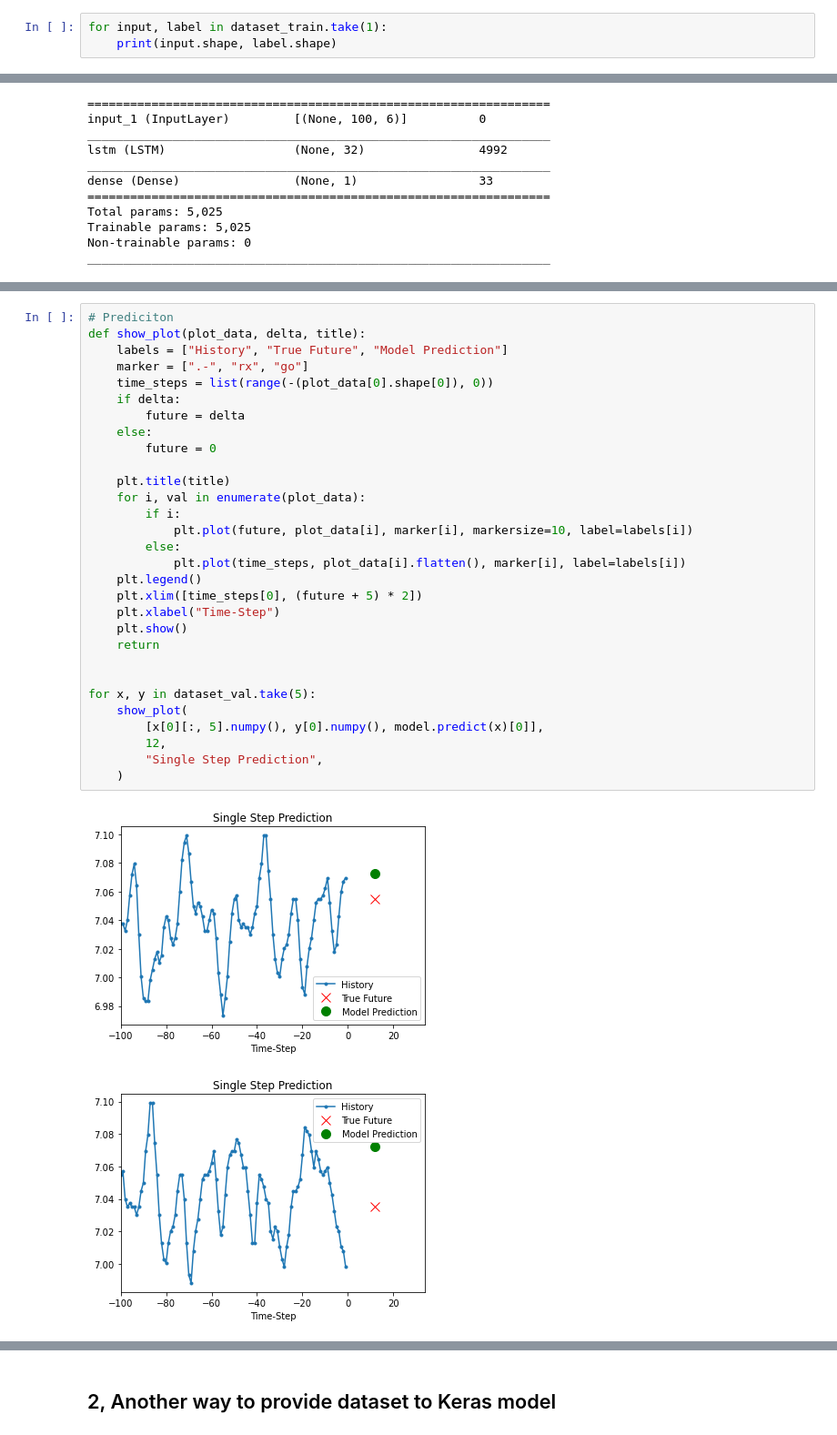
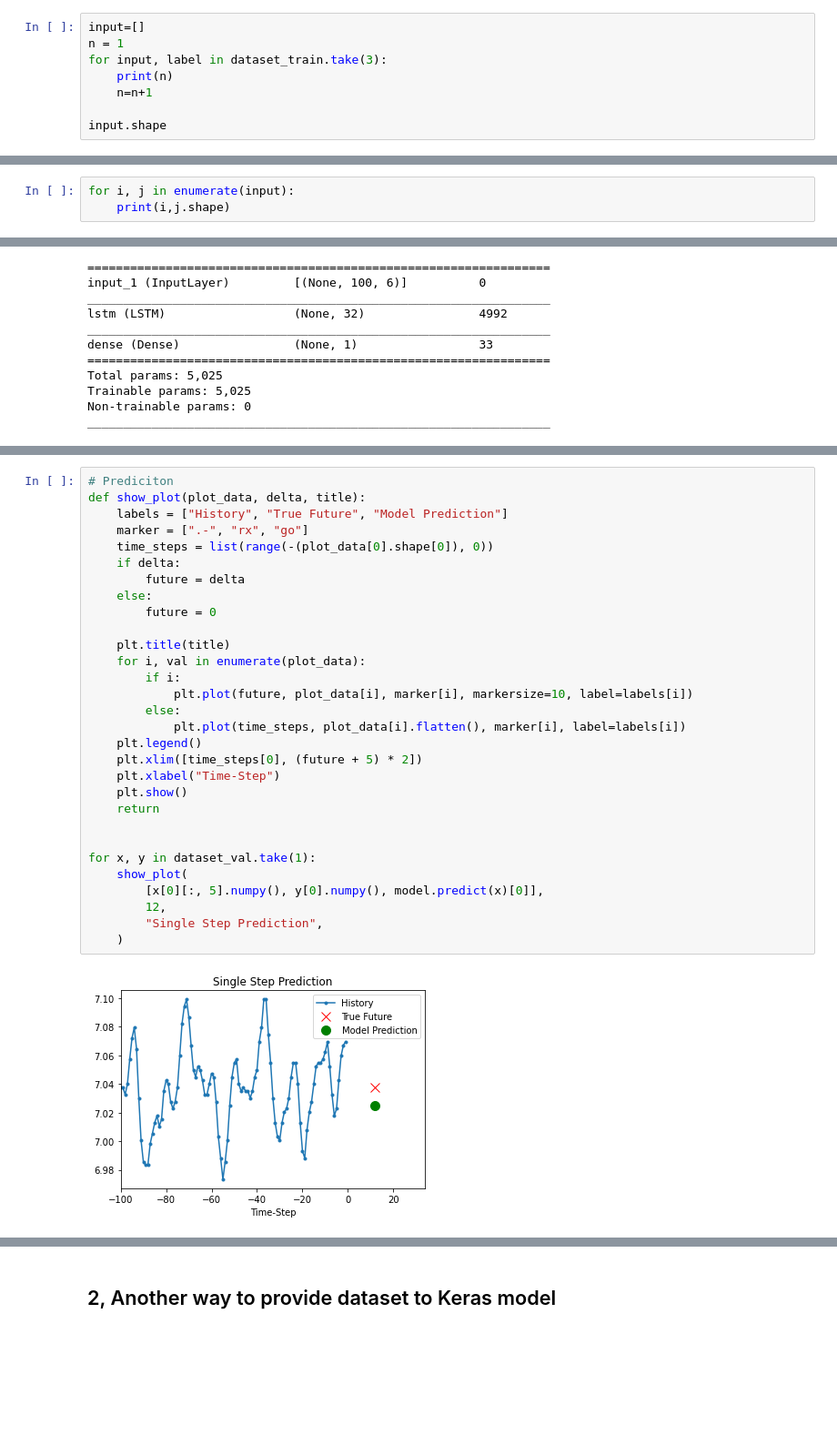
Before and after one commit to wengangmao/vattenfall, a Jupyter notebook: _build/jupyter_execute/contents/codes/Keras_LSTM.ipynb, the cells around one changed output, grey strips where cells are left out. Shown at 91% size. Drawn from its saved outputs; the diff is of its cells as text; blank space fills up the shorter version.

```diff
--- a/_build/jupyter_execute/contents/codes/Keras_LSTM.ipynb
+++ b/_build/jupyter_execute/contents/codes/Keras_LSTM.ipynb
@@ -162,6 +159,11 @@ print(targets.numpy().shape)
 # %% [markdown]
 ## Investigation of dataset structure
 # %%
-for input, label in dataset_train.take(1):
-    print(input.shape, label.shape)
+input=[]
+n = 1
+for input, label in dataset_train.take(3):
+    print(n)
+    n=n+1
+
+input.shape
 # %% [output]
@@ -208,0 +193,3 @@ array([[6.11192500e+00, 8.78360209e+02, 4.10528375e+02, 4.11540777e+02,
+# %%
+for i, j in enumerate(input):
+    print(i,j.shape)
@@ -327,33 +321,32 @@ train_df
 # %%
 # Prediciton
 def show_plot(plot_data, delta, title):
     labels = ["History", "True Future", "Model Prediction"]
     marker = [".-", "rx", "go"]
     time_steps = list(range(-(plot_data[0].shape[0]), 0))
     if delta:
         future = delta
     else:
         future = 0
 
     plt.title(title)
     for i, val in enumerate(plot_data):
         if i:
             plt.plot(future, plot_data[i], marker[i], markersize=10, label=labels[i])
         else:
             plt.plot(time_steps, plot_data[i].flatten(), marker[i], label=labels[i])
     plt.legend()
     plt.xlim([time_steps[0], (future + 5) * 2])
     plt.xlabel("Time-Step")
     plt.show()
     return
 
 
-for x, y in dataset_val.take(5):
+for x, y in dataset_val.take(1):
     show_plot(
         [x[0][:, 5].numpy(), y[0].numpy(), model.predict(x)[0]],
         12,
         "Single Step Prediction",
     )
 # %% [output]
-[figure, old version]
+[figure, new version]
-[figure, removed]
```
Also changed, not shown: parts of 10 cells of this notebook, 41 other files.
